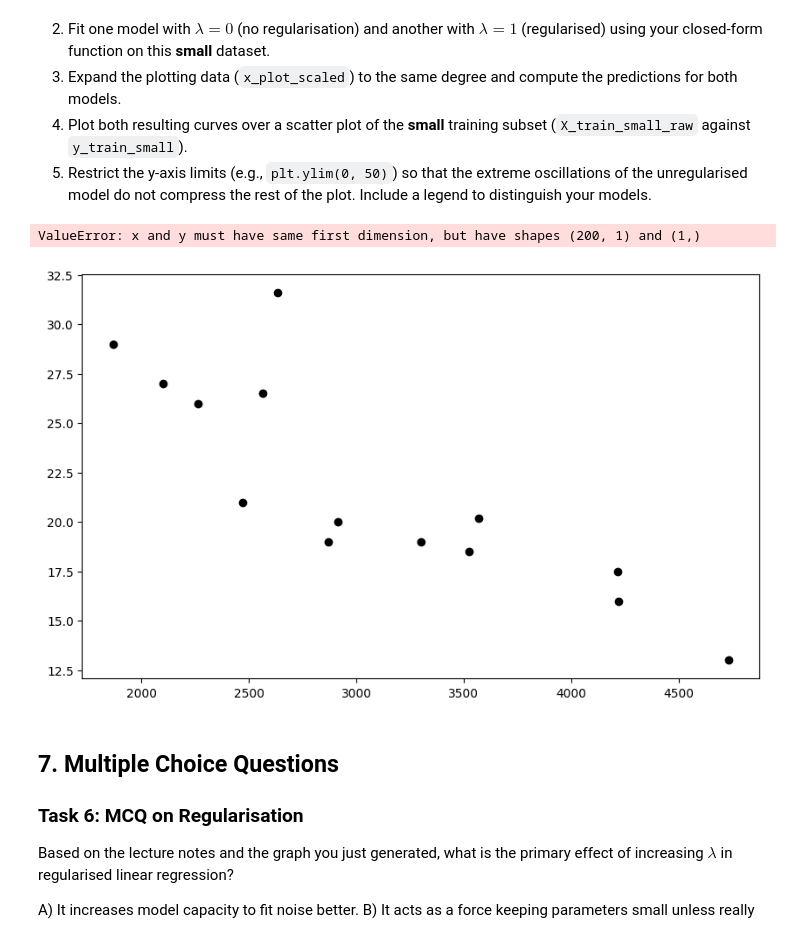
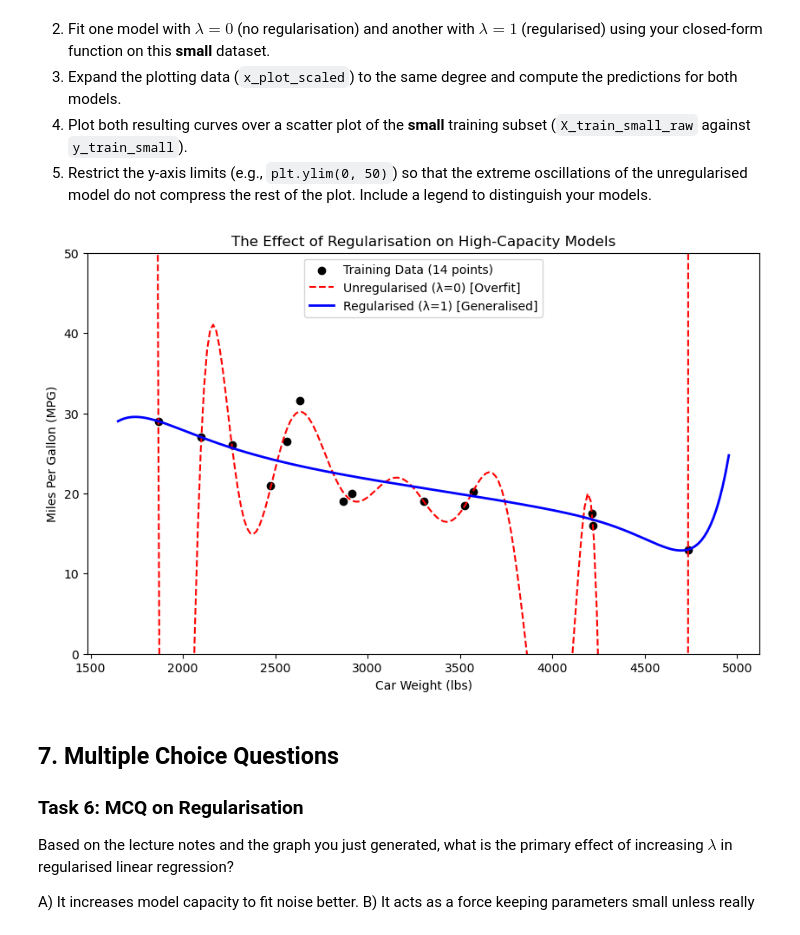
Before and after one commit to FantassmaisGhost/Lab3, a Jupyter notebook: Lab 3 - Linear Regression.ipynb, the cells around one changed output. Saved outputs shown, nothing was run; the diff lists cells and outputs as text; code cells hidden in the pictures.

```diff
--- a/Lab 3 - Linear Regression.ipynb
+++ b/Lab 3 - Linear Regression.ipynb
@@ -240,43 +238,42 @@ y_train_small = y_train_mpg[subset_indices]
 X_train_small_raw = X_train_weight[subset_indices] # For the scatter plot
 
 # ==========================================
 # STUDENT ANSWER
 # ==========================================
 
 # 1. Expand the small scaled training data and set to X_poly_train
-X_poly_train = ...
+X_poly_train = expand_basis(X_train_small_scaled, degree)
 
 # 2. Fit both models on the small dataset
-theta_unreg = ...
-theta_reg = ...
+theta_unreg = fit_closed_form(X_poly_train, y_train_small, lambda_val=0)
+theta_reg = fit_closed_form(X_poly_train, y_train_small, lambda_val=lambda_val)
 
 # 3. Expand the plotting data and compute predictions
-x_plot_poly = ...
-x_plot_design = ...
+x_plot_poly = expand_basis(x_plot_scaled, degree)
+n_plot = x_plot_poly.shape[0]
+x_plot_design = np.hstack([np.ones((n_plot, 1)), x_plot_poly])
 
-y_plot_unreg = ...
-y_plot_reg = ...
-
+y_plot_unreg = x_plot_design @ theta_unreg
+y_plot_reg = x_plot_design @ theta_reg
 # 4. Plotting
 plt.figure(figsize=(10, 6))
 
 # Plot only the 12 training points used to fit the model
 plt.scatter(X_train_small_raw.flatten(), y_train_small, color='black', label='Training Data (14 points)')
 
 # Plot the curves against the raw x-axis for readability
 plt.plot(x_plot_raw, y_plot_unreg, label='Unregularised (λ=0) [Overfit]', color='red', linestyle='--')
 plt.plot(x_plot_raw, y_plot_reg, label=f'Regularised (λ={lambda_val}) [Generalised]', color='blue', linewidth=2)
 
 # Restrict the y-axis so the extreme oscillations of the unregularised model do not break the scale
 plt.ylim(0, 50)
 plt.xlabel('Car Weight (lbs)')
 plt.ylabel('Miles Per Gallon (MPG)')
 plt.title('The Effect of Regularisation on High-Capacity Models')
 plt.legend()
 plt.show()
 # %% [output]
-ValueError: x and y must have same first dimension, but have shapes (200, 1) and (1,)
-[figure, old version]
+[figure, new version]
 # %% [markdown]
 ## 7. Multiple Choice Questions
 
```
Also changed, not shown: parts of 2 cells of this notebook.
